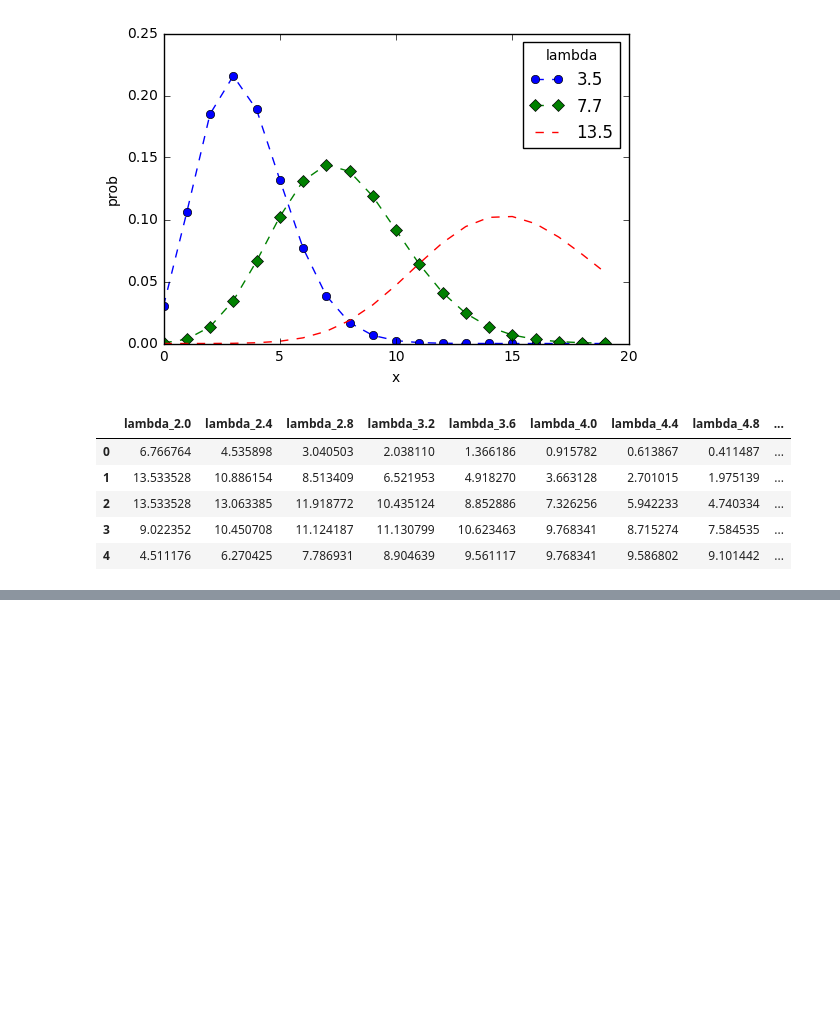
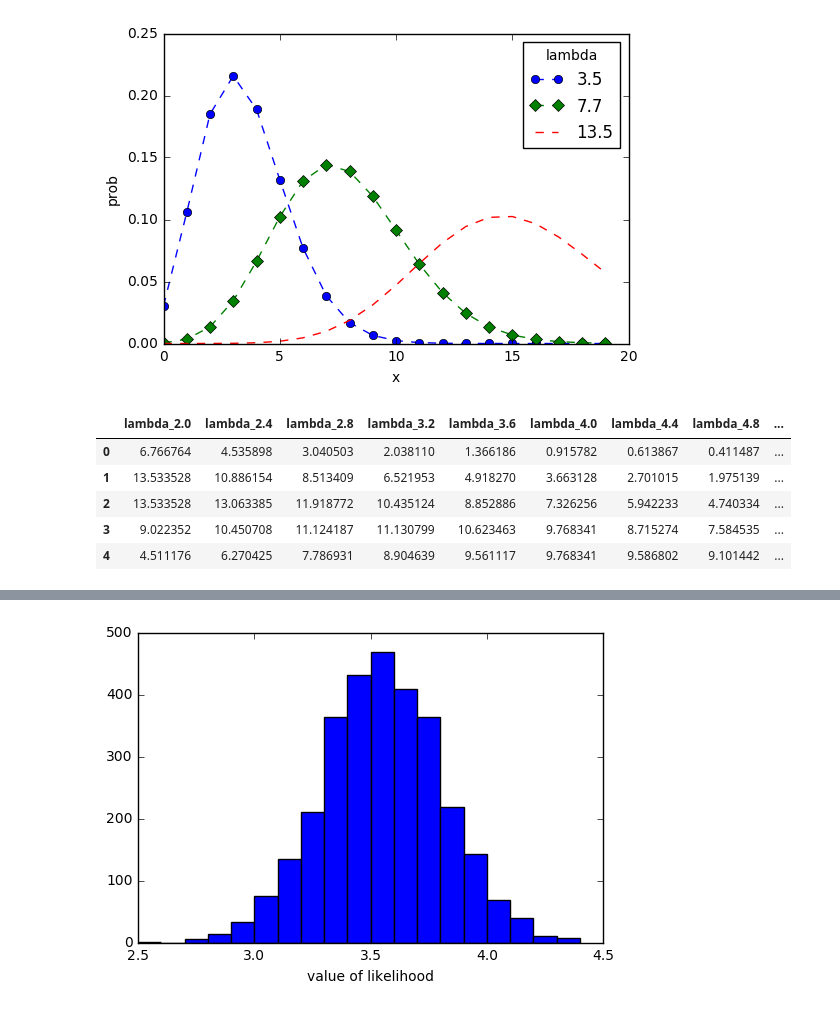
Before and after one commit to kyohei-koga/stastical_modeling_for-_data_analysis, a Jupyter notebook: 02maximum_likehood_estimation_of_probability_distribution_and_statistical_modeling/practice02.ipynb, the cells around one changed output, grey strips where cells are left out. Saved outputs shown, nothing was run; the diff lists cells and outputs as text; code cells hidden in the pictures; blank space fills up the shorter version.

```diff
--- a/02maximum_likehood_estimation_of_probability_distribution_and_statistical_modeling/practice02.ipynb
+++ b/02maximum_likehood_estimation_of_probability_distribution_and_statistical_modeling/practice02.ipynb
@@ -125,0 +132,13 @@ array([0, 1, 2, 3, 4, 5, 6, 7, 8, 9])
+# %%
+likelihoods = []
+for j in range(3000):
+    data_a = np.random.poisson(3.56,50)
+    x = np.arange(2.0,5.0,0.01)
+    logL = np.array([sum(stats.poisson.logpmf(data_a,i)) for i in x])
+    likelihoods.append(x[np.argmax(logL)])
+# %%
+plt.hist(likelihoods,bins=np.arange(2.5,4.5,0.1))
+plt.xlabel('value of likelihood')
+plt.show()
+# %% [output]
+[figure, added]
```
Also changed, not shown: parts of 6 cells of this notebook.
